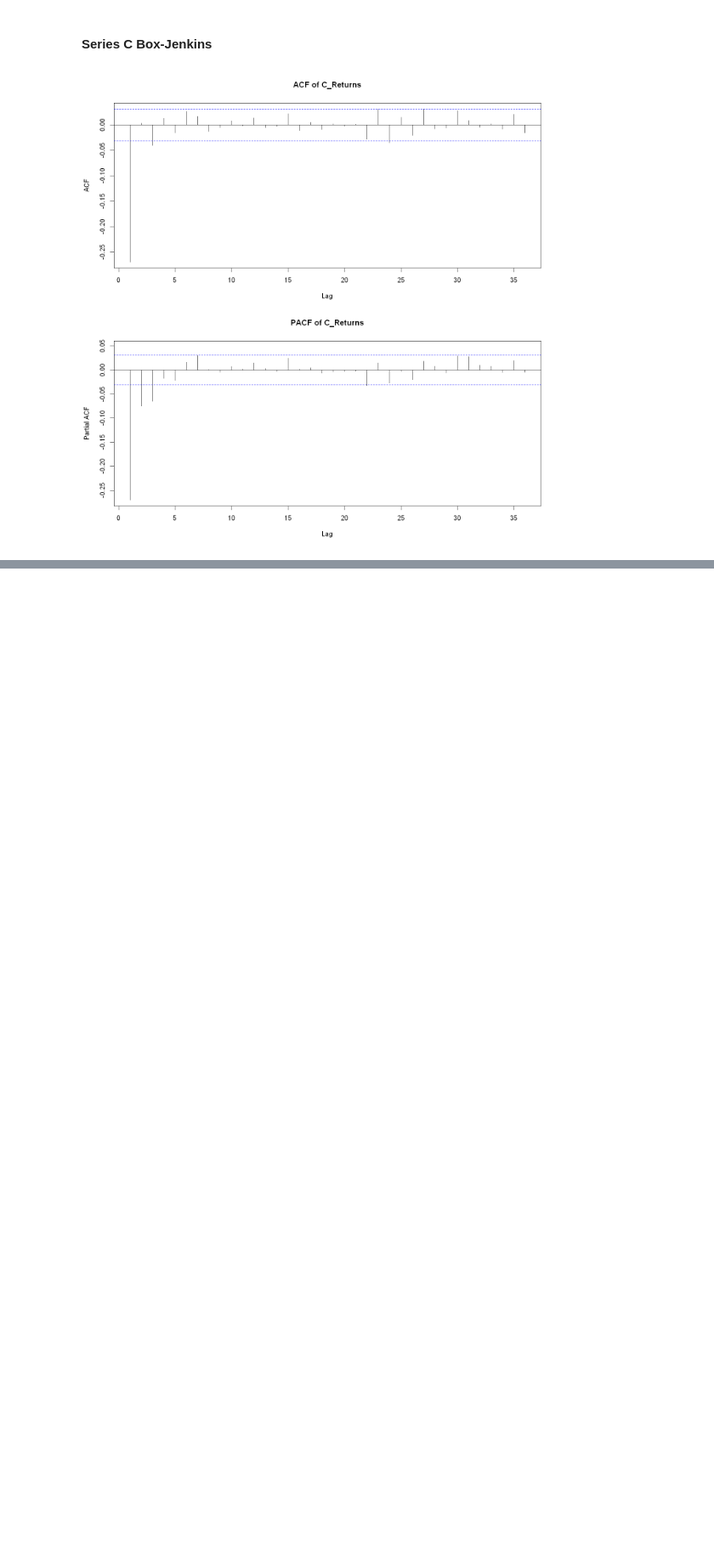
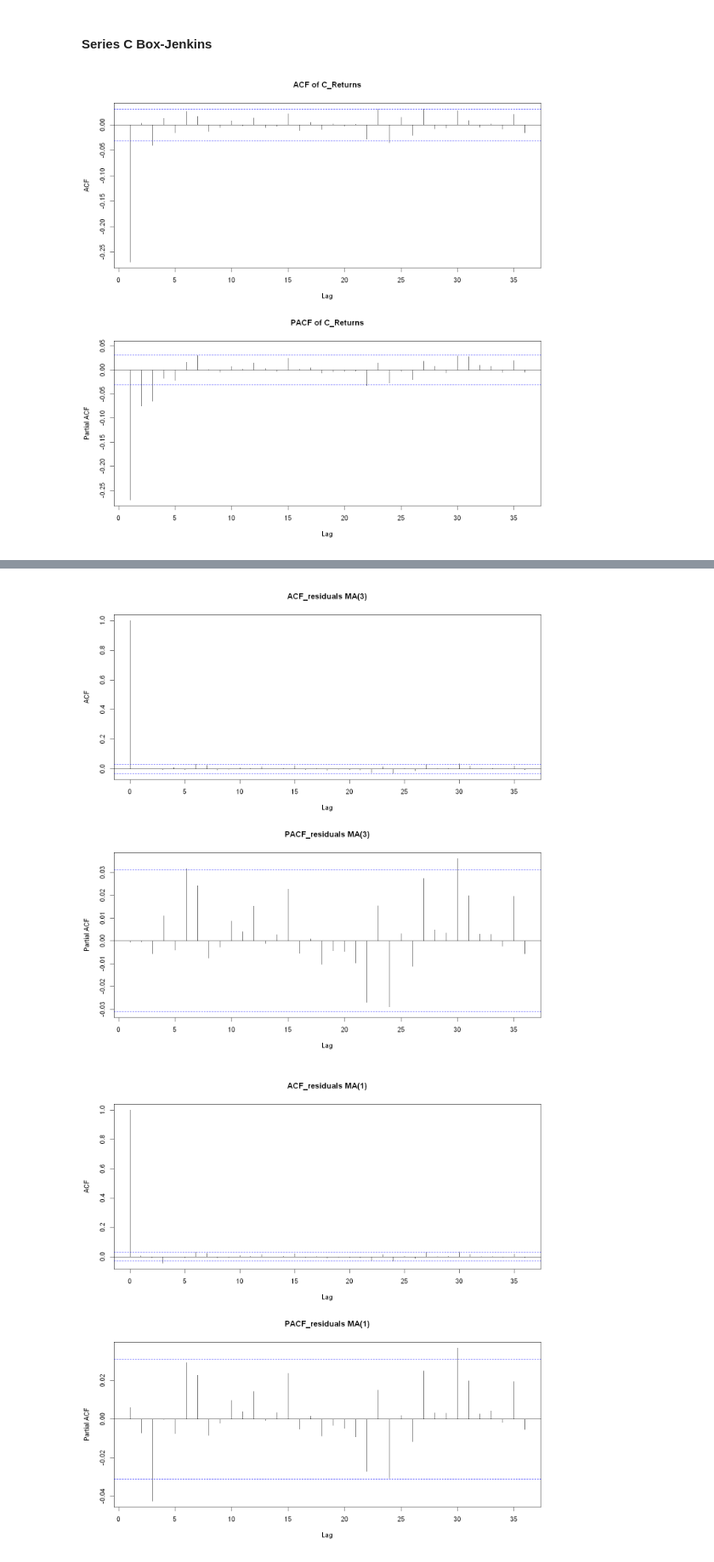
Before and after one commit to ahojdobryden/FiCox, a Jupyter notebook: HA2/HW2.ipynb, the cells around one changed output, grey strips where cells are left out. Shown at 85% size. Cells and saved outputs as stored; diff of their text form; code cells hidden in the pictures; blank space fills up the shorter version.

```diff
--- a/HA2/HW2.ipynb
+++ b/HA2/HW2.ipynb
@@ -551,0 +546,7 @@ Pacf(series_C$ret, main="PACF of C_Returns")
+# %%
+C_ma3 <- Arima(series_C$ret, order = c(0, 0, 3))
+summary(C_ma3)
+C_ma1 <- Arima(series_C$ret, order = c(0, 0, 1))
+summary(C_ma1)
+C_arma11 <- Arima(series_C$ret, order = c(1, 0, 1))
+summary(C_arma11)
@@ -551,0 +602,11 @@ Pacf(series_C$ret, main="PACF of C_Returns")
+# %%
+par(mfrow = c(2,1 ))
+acf(C_ma3$residuals, main = "ACF_residuals MA(3)")
+pacf(C_ma3$residuals, main = "PACF_residuals MA(3)")
+acf(C_ma1$residuals, main = "ACF_residuals MA(1)")
+pacf(C_ma1$residuals, main = "PACF_residuals MA(1)")
+acf(C_arma11$residuals, main = "ACF_residuals ARMA(1,1)")
+pacf(C_arma11$residuals, main = "PACF_residuals ARMA(1,1)")
+# %% [output]
+[figure, added]
+[figure, added]
```
Also changed, not shown: parts of 13 cells of this notebook.
